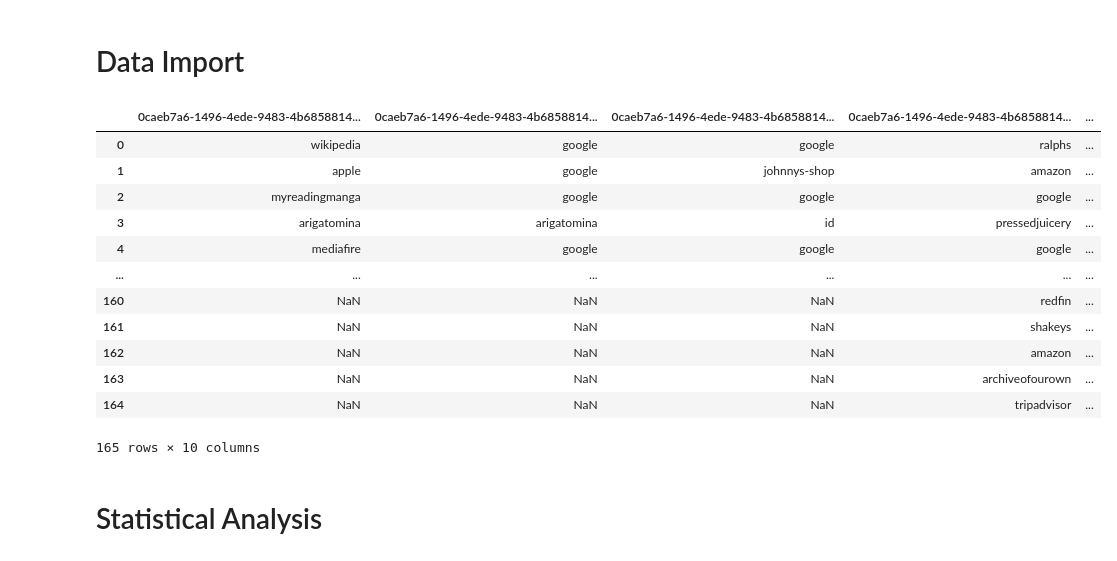
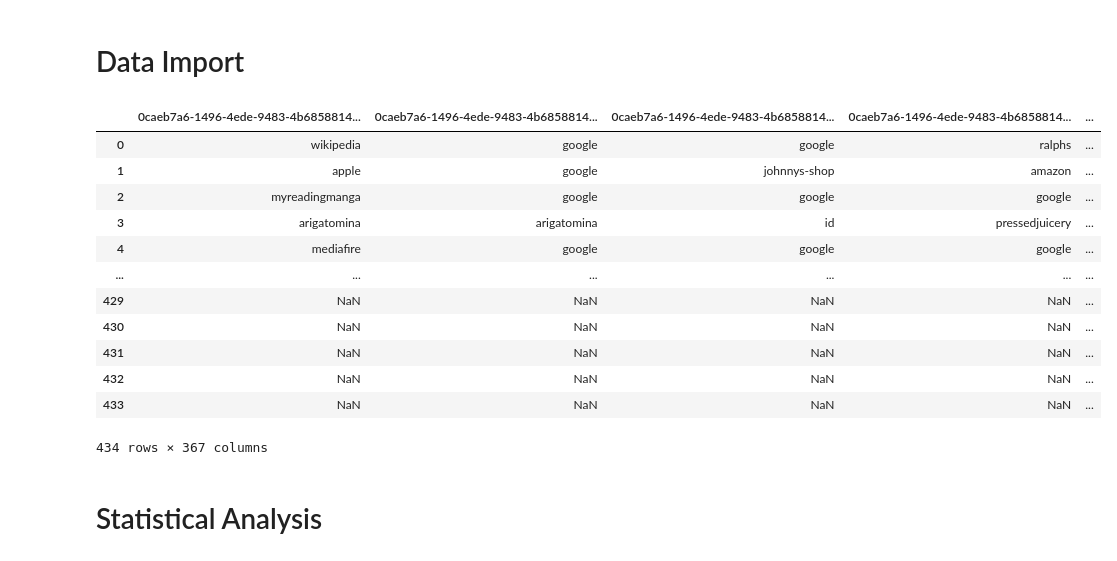
Before and after one commit to estavillo97/Data-Science-Project-AWS, a Jupyter notebook: task_1 Understanding User Journeys.ipynb, the cells around one changed output. Saved outputs shown, nothing was run; the diff lists cells and outputs as text; code cells hidden in the pictures.

```diff
--- a/task_1 Understanding User Journeys.ipynb
+++ b/task_1 Understanding User Journeys.ipynb
@@ -62,7 +63,8 @@ def get_sub_domain(url: str) -> str:
 # Data Transformation
 # %%
 def get_user_journeys(data: pd.DataFrame,
-                      max_timestamp: int=14400) -> pd.DataFrame:
+                      max_timestamp: int=14400,
+                      n_file: int=0) -> pd.DataFrame:
     '''journey refers to a series of clicks,
     page views, and user actions occurring within a specific
     time frame that ultimately leads to TripAdvisor.
@@ -71,10 +73,6 @@ def get_user_journeys(data: pd.DataFrame,
     behaviors, and decision-making processes.
     The function receives the data as a dataframe and a max
     timestamp to separate journeys'''
-
-    # Cache
-    if os.path.exists('data/user_journeys.parquet'):
-        return pd.read_parquet('data/user_journeys.parquet')
 
     # start variables id and current journey
     n = 0
@@ -120,36 +118,37 @@ def get_user_journeys(data: pd.DataFrame,
 
     # drop empty rows and save the file
     user_journeys = user_journeys.dropna(how='all')
-    user_journeys.to_parquet('data/user_journeys.parquet')
+    user_journeys.to_parquet(f'data/user_journeys_{n_file}.parquet')
 
     return user_journeys
 # %% [markdown]
 # Data Import
 # %%
-# prepare and import data.
-data = pd.DataFrame()
-for n in range(1):
+# prepare and import all data.
+user_journeys = pd.DataFrame()
+for n in range(48):
     file = f'data_{n}.parquet'
-    new_data = get_clean_data(file)
-    data = pd.concat([data, new_data])
+    data = get_clean_data(file)
+    new_user_journeys = get_user_journeys(data, n_file=n)
+    user_journeys = pd.concat([user_journeys, new_user_journeys], axis=1)
-# %%
-# create all the user_journeys
-user_journeys = get_user_journeys(data)
-user_journeys
-# %% [output]
-|  | 0caeb7a6-1496-4ede-9483-4b6858814... | 0caeb7a6-1496-4ede-9483-4b6858814... | 0caeb7a6-1496-4ede-9483-4b6858814... | 0caeb7a6-1496-4ede-9483-4b6858814... | ... |
-| 0 | wikipedia | google | google | ralphs | ... |
-| 1 | apple | google | johnnys-shop | amazon | ... |
-| 2 | myreadingmanga | google | google | google | ... |
-| 3 | arigatomina | arigatomina | id | pressedjuicery | ... |
-| 4 | mediafire | google | google | google | ... |
-| ... | ... | ... | ... | ... | ... |
-| 160 | NaN | NaN | NaN | redfin | ... |
-| 161 | NaN | NaN | NaN | shakeys | ... |
-| 162 | NaN | NaN | NaN | amazon | ... |
-| 163 | NaN | NaN | NaN | archiveofourown | ... |
-| 164 | NaN | NaN | NaN | tripadvisor | ... |
-165 rows × 10 columns
+# %%
+# save and display user journeys
+user_journeys.to_parquet('data/complete_user_journeys.parquet')
+user_journeys
+# %% [output]
+|  | 0caeb7a6-1496-4ede-9483-4b6858814... | 0caeb7a6-1496-4ede-9483-4b6858814... | 0caeb7a6-1496-4ede-9483-4b6858814... | 0caeb7a6-1496-4ede-9483-4b6858814... | ... |
+| 0 | wikipedia | google | google | ralphs | ... |
+| 1 | apple | google | johnnys-shop | amazon | ... |
+| 2 | myreadingmanga | google | google | google | ... |
+| 3 | arigatomina | arigatomina | id | pressedjuicery | ... |
+| 4 | mediafire | google | google | google | ... |
+| ... | ... | ... | ... | ... | ... |
+| 429 | NaN | NaN | NaN | NaN | ... |
+| 430 | NaN | NaN | NaN | NaN | ... |
+| 431 | NaN | NaN | NaN | NaN | ... |
+| 432 | NaN | NaN | NaN | NaN | ... |
+| 433 | NaN | NaN | NaN | NaN | ... |
+434 rows × 367 columns
 # %% [markdown]
 # Statistical Analysis
 # %% [markdown]
```
Also changed, not shown: parts of 22 cells of this notebook.
